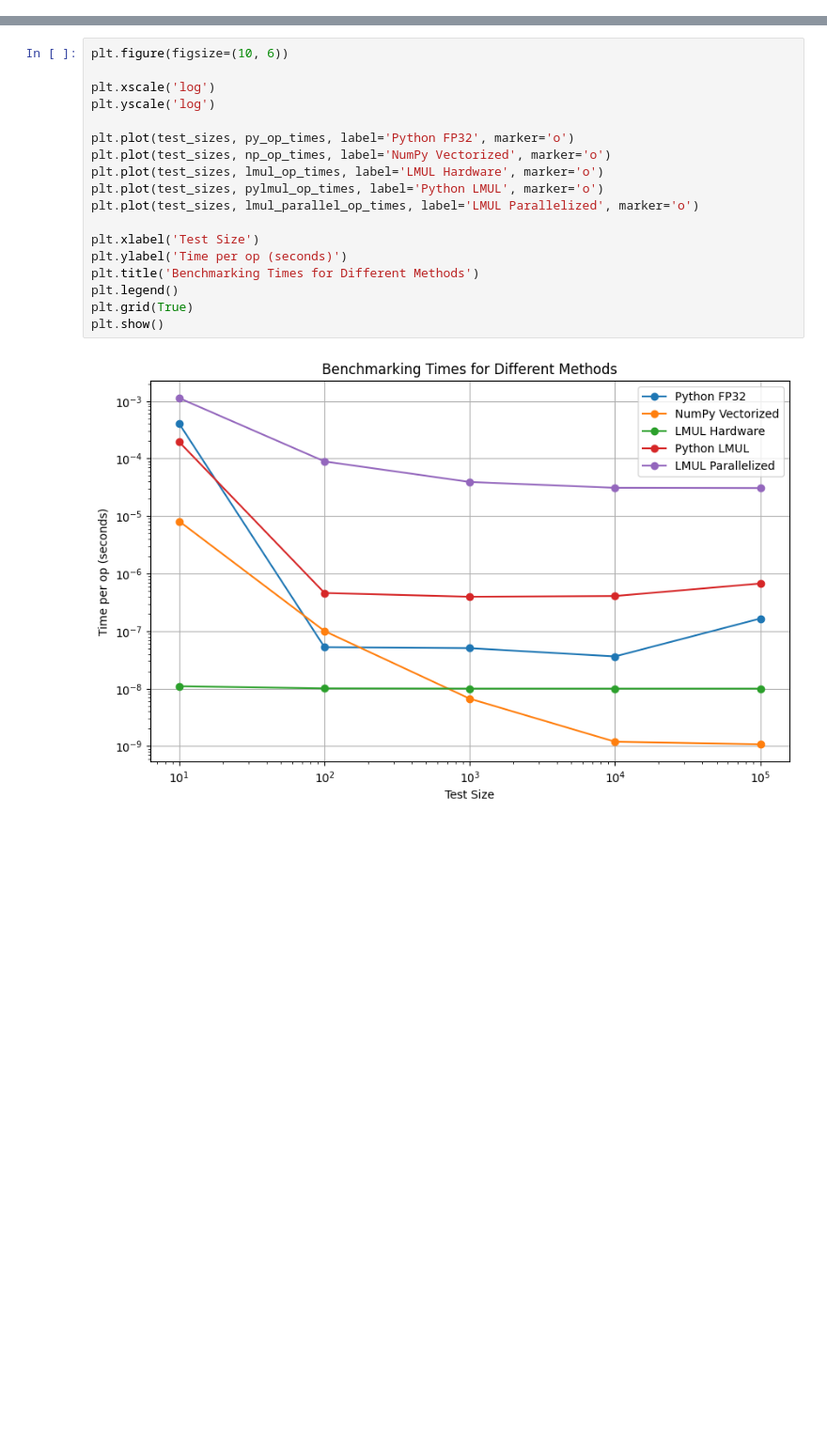
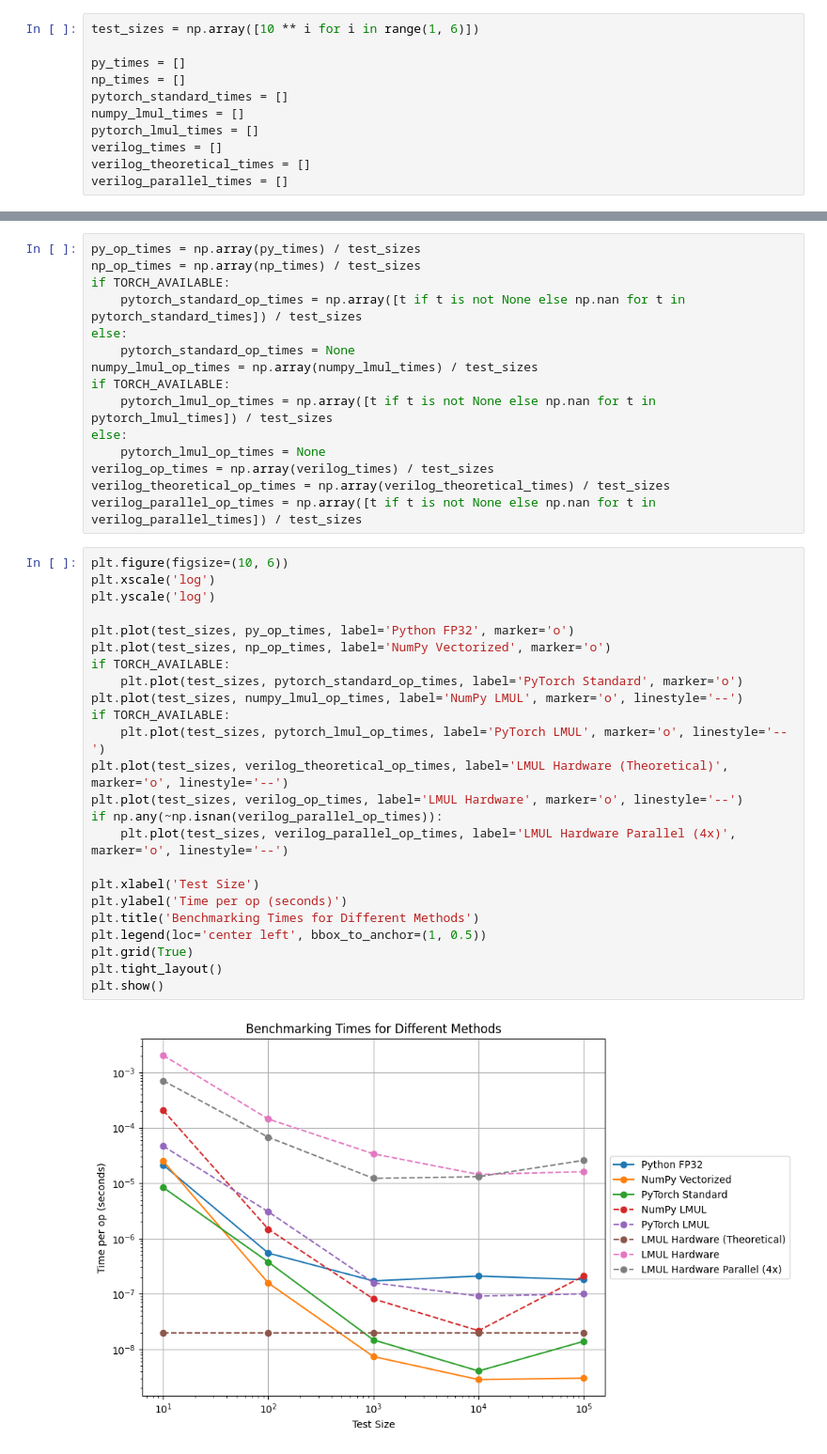
Before and after one commit to oowenn/LMUL-Hardware-Acceleration, a Jupyter notebook: sim/lmul_speed_tester.ipynb, the cells around one changed output, grey strips where cells are left out. Shown: that part at 94% size. Saved outputs shown, nothing was run; the diff lists cells and outputs as text; blank space fills up the shorter version.

Commit message:
numpy and torch lmul tests

```diff
--- a/sim/lmul_speed_tester.ipynb
+++ b/sim/lmul_speed_tester.ipynb
@@ -235,0 +41,11 @@ lmul_parallel_op_times = np.array(lmul_times_parallel) / test_sizes
+# %%
+test_sizes = np.array([10 ** i for i in range(1, 6)])
+
+py_times = []
+np_times = []
+pytorch_standard_times = []
+numpy_lmul_times = []
+pytorch_lmul_times = []
+verilog_times = []
+verilog_theoretical_times = []
+verilog_parallel_times = []
@@ -236,20 +110,41 @@ lmul_parallel_op_times = np.array(lmul_times_parallel) / test_sizes
+# %%
+py_op_times = np.array(py_times) / test_sizes
+np_op_times = np.array(np_times) / test_sizes
+if TORCH_AVAILABLE:
+    pytorch_standard_op_times = np.array([t if t is not None else np.nan for t in pytorch_standard_times]) / test_sizes
+else:
+    pytorch_standard_op_times = None
+numpy_lmul_op_times = np.array(numpy_lmul_times) / test_sizes
+if TORCH_AVAILABLE:
+    pytorch_lmul_op_times = np.array([t if t is not None else np.nan for t in pytorch_lmul_times]) / test_sizes
+else:
+    pytorch_lmul_op_times = None
+verilog_op_times = np.array(verilog_times) / test_sizes
+verilog_theoretical_op_times = np.array(verilog_theoretical_times) / test_sizes
+verilog_parallel_op_times = np.array([t if t is not None else np.nan for t in verilog_parallel_times]) / test_sizes
 # %%
 plt.figure(figsize=(10, 6))
-
 plt.xscale('log')
 plt.yscale('log')
 
 plt.plot(test_sizes, py_op_times, label='Python FP32', marker='o')
 plt.plot(test_sizes, np_op_times, label='NumPy Vectorized', marker='o')
-plt.plot(test_sizes, lmul_op_times, label='LMUL Hardware', marker='o')
-plt.plot(test_sizes, pylmul_op_times, label='Python LMUL', marker='o')
-plt.plot(test_sizes, lmul_parallel_op_times, label='LMUL Parallelized', marker='o')
+if TORCH_AVAILABLE:
+    plt.plot(test_sizes, pytorch_standard_op_times, label='PyTorch Standard', marker='o')
+plt.plot(test_sizes, numpy_lmul_op_times, label='NumPy LMUL', marker='o', linestyle='--')
+if TORCH_AVAILABLE:
+    plt.plot(test_sizes, pytorch_lmul_op_times, label='PyTorch LMUL', marker='o', linestyle='--')
+plt.plot(test_sizes, verilog_theoretical_op_times, label='LMUL Hardware (Theoretical)', marker='o', linestyle='--')
+plt.plot(test_sizes, verilog_op_times, label='LMUL Hardware', marker='o', linestyle='--')
+if np.any(~np.isnan(verilog_parallel_op_times)):
+    plt.plot(test_sizes, verilog_parallel_op_times, label='LMUL Hardware Parallel (4x)', marker='o', linestyle='--')
 
 plt.xlabel('Test Size')
 plt.ylabel('Time per op (seconds)')
 plt.title('Benchmarking Times for Different Methods')
-plt.legend()
+plt.legend(loc='center left', bbox_to_anchor=(1, 0.5))
 plt.grid(True)
+plt.tight_layout()
 plt.show()
 # %% [output]
-[figure, old version]
+[figure, new version]
```
Also changed, not shown: parts of 16 cells of this notebook, 6 other files.
